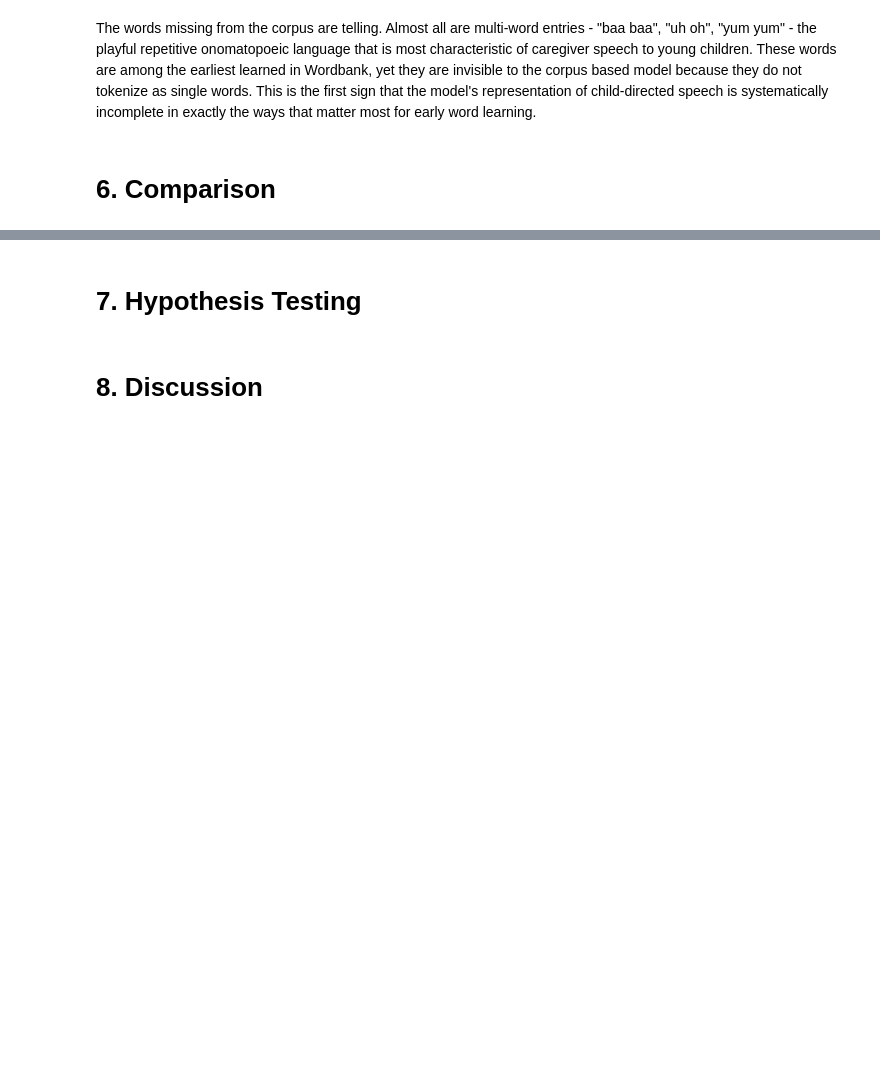
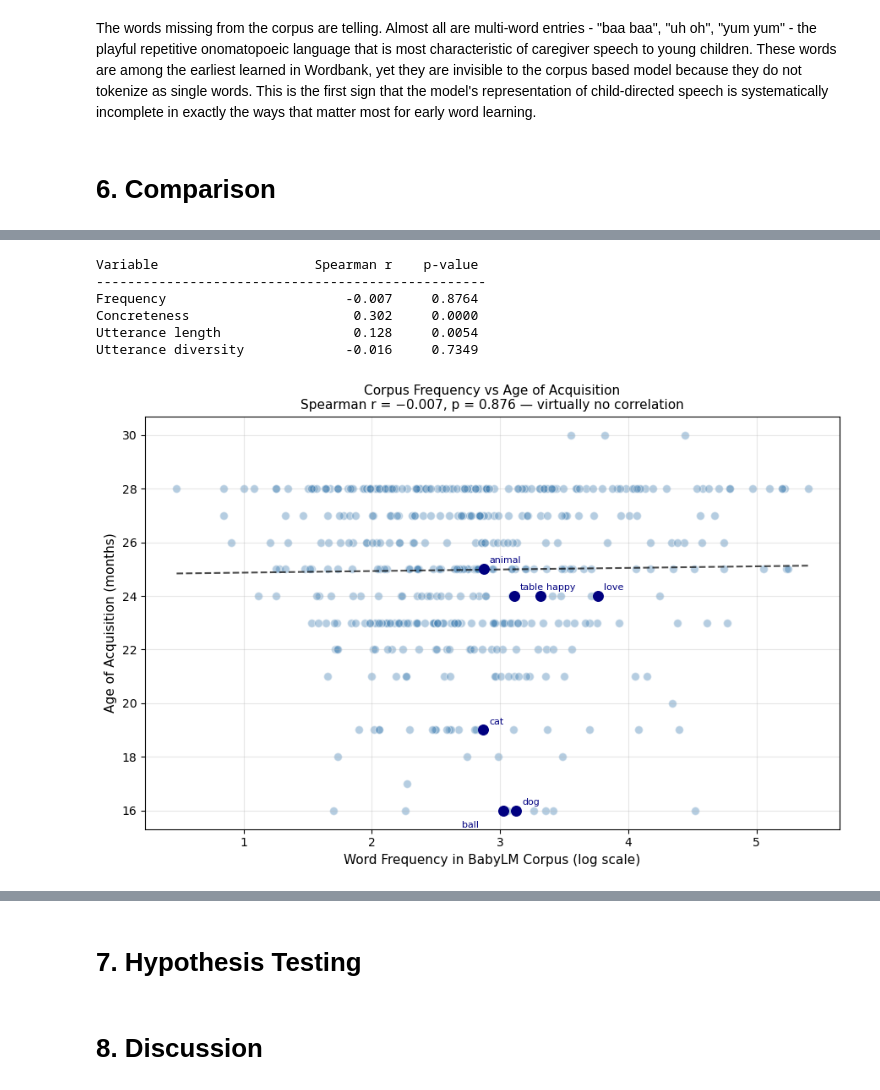
Before and after one commit to Slavena1/Softuni-Data-Science-Final-Project, a Jupyter notebook: SlavenaDataScienceProject.ipynb, the cells around one changed output, grey strips where cells are left out. Saved outputs shown, nothing was run; the diff lists cells and outputs as text; code cells hidden in the pictures; blank space fills up the shorter version.

```diff
--- a/SlavenaDataScienceProject.ipynb
+++ b/SlavenaDataScienceProject.ipynb
@@ -397,0 +403,66 @@ The words missing from the corpus are telling. Almost all are multi-word entries
+# %%
+# Add ranks to analysis dataset
+df_analysis['aoa_rank']          = df_analysis['aoa'].rank(ascending=True)
+df_analysis['freq_rank']         = df_analysis['frequency'].rank(ascending=False)
+df_analysis['concreteness_rank'] = df_analysis['concreteness'].rank(ascending=False)
+df_analysis['utt_length_rank']   = df_analysis['mean_utt_length'].rank(ascending=True)
+df_analysis['diversity_rank']    = df_analysis['utterance_diversity'].rank(ascending=False)
+
+# Spearman correlations
+variables = {
+    'Frequency':           'freq_rank',
+    'Concreteness':        'concreteness_rank',
+    'Utterance length':    'utt_length_rank',
+    'Utterance diversity': 'diversity_rank'
+}
+
+print(f"{'Variable':<25} {'Spearman r':>12} {'p-value':>10}")
+print("-" * 50)
+for name, col in variables.items():
+    r, p = spearmanr(df_analysis['aoa_rank'], df_analysis[col])
+    print(f"{name:<25} {r:>12.3f} {p:>10.4f}")
+# %% [output]
+Variable                    Spearman r    p-value
+--------------------------------------------------
+Frequency                       -0.007     0.8764
+Concreteness                     0.302     0.0000
+Utterance length                 0.128     0.0054
+Utterance diversity             -0.016     0.7349
+# %%
+# Frequency vs AoA scatter
+fig, ax = plt.subplots(figsize=(9, 6))
+
+ax.scatter(np.log10(df_analysis['frequency'] + 1), df_analysis['aoa'],
+           alpha=0.4, color='steelblue', edgecolors='white', s=50)
+
+highlight = ['dog', 'cat', 'ball', 'mummy', 'daddy', 'water',
+             'table', 'animal', 'love', 'happy', 'if']
+custom_offsets = {'ball': (-35, -15), 'dog': (5, 5)}
+for word in highlight:
+    row = df_analysis[df_analysis['word'] == word]
+    if len(row) > 0:
+        offset = custom_offsets.get(word, (5, 5))
+        ax.annotate(word,
+                   (np.log10(row['frequency'].values[0] + 1),
+                    row['aoa'].values[0]),
+                   fontsize=8, color='navy',
+                   xytext=offset, textcoords='offset points')
+        ax.scatter(np.log10(row['frequency'].values[0] + 1),
+                  row['aoa'].values[0], color='navy', s=70, zorder=5)
+
+m, b = np.polyfit(np.log10(df_analysis['frequency'] + 1),
+                  df_analysis['aoa'], 1)
+x_line = np.linspace(np.log10(df_analysis['frequency'] + 1).min(),
+                     np.log10(df_analysis['frequency'] + 1).max(), 100)
+ax.plot(x_line, m * x_line + b, 'k--', linewidth=1.5, alpha=0.7)
+
+ax.set_xlabel('Word Frequency in BabyLM Corpus (log scale)', fontsize=11)
+ax.set_ylabel('Age of Acquisition (months)', fontsize=11)
+ax.set_title('Corpus Frequency vs Age of Acquisition\n'
+             'Spearman r = −0.007, p = 0.876 — virtually no correlation',
+             fontsize=11)
+ax.grid(True, alpha=0.3)
+plt.tight_layout()
+plt.show()
+# %% [output]
+[figure, added]
```
Also changed, not shown: parts of 13 cells of this notebook.
